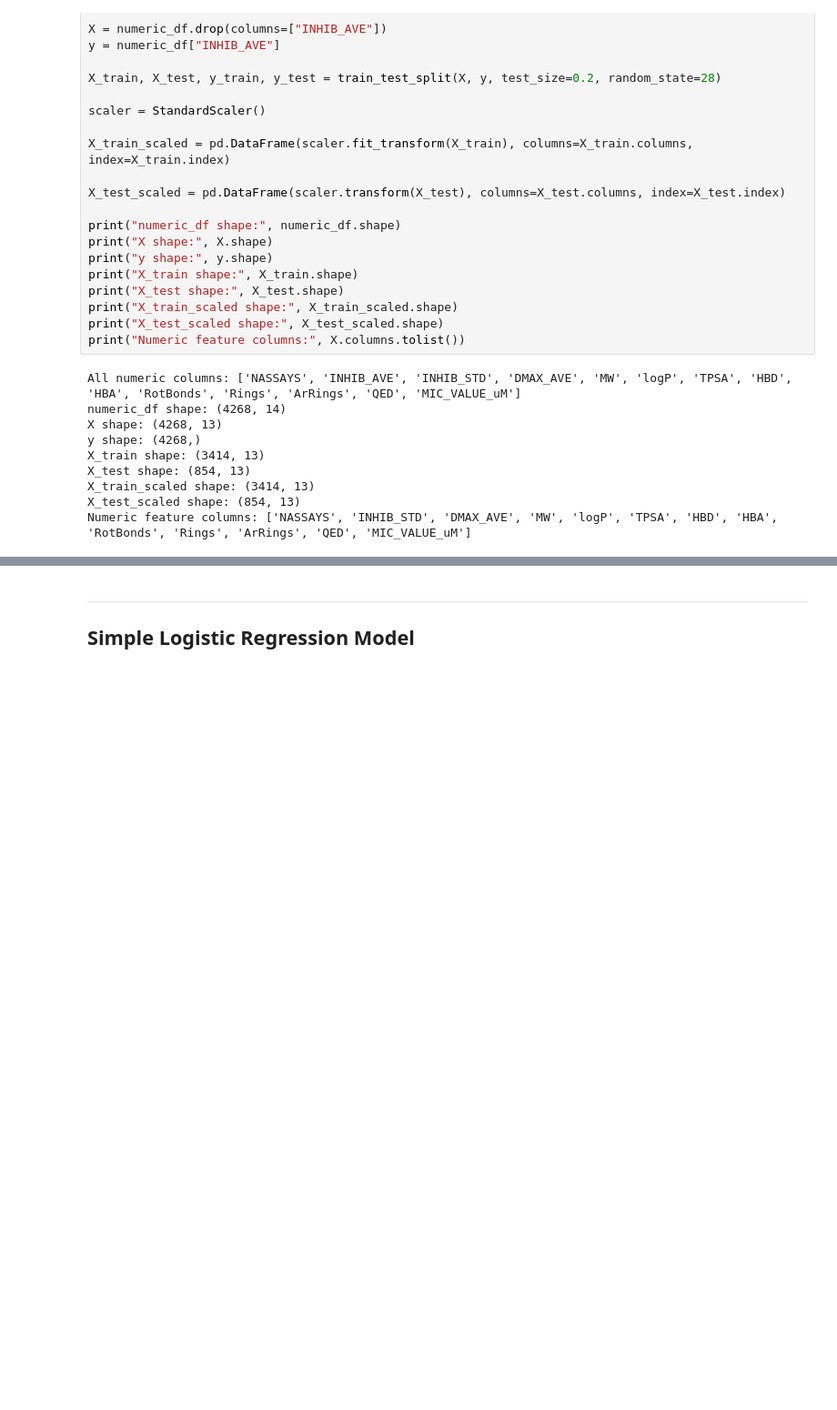
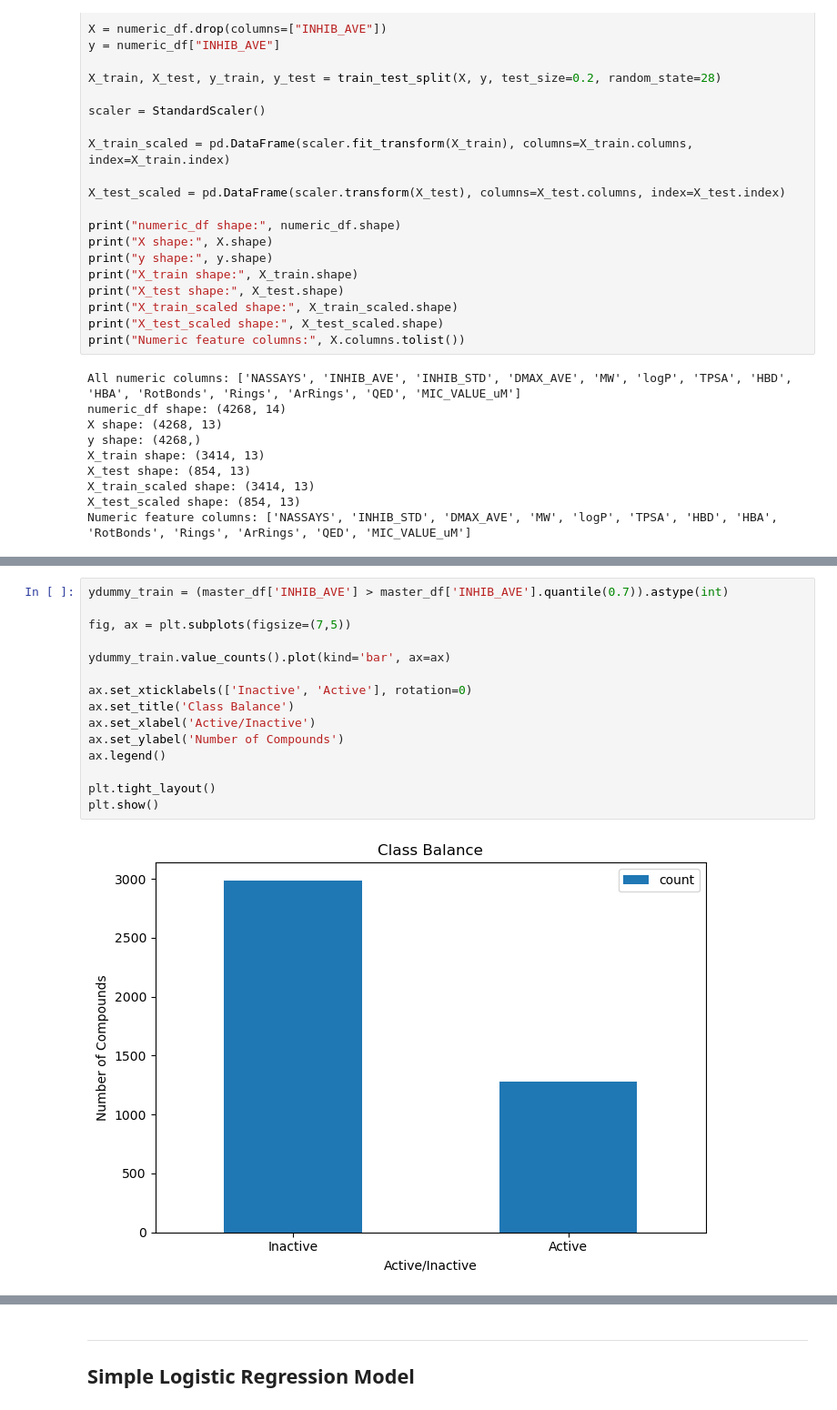
Before and after one commit to dw1229/chem277a-final-ecoli-inhibition-ml, a Jupyter notebook: ecoli_inhibition_ml.ipynb, the cells around one changed output, grey strips where cells are left out. Shown at 91% size. Cells and saved outputs as stored; diff of their text form; blank space fills up the shorter version.

```diff
--- a/ecoli_inhibition_ml.ipynb
+++ b/ecoli_inhibition_ml.ipynb
@@ -470,0 +491,17 @@ Numeric feature columns: ['NASSAYS', 'INHIB_STD', 'DMAX_AVE', 'MW', 'logP', 'TPS
+# %%
+ydummy_train = (master_df['INHIB_AVE'] > master_df['INHIB_AVE'].quantile(0.7)).astype(int)
+
+fig, ax = plt.subplots(figsize=(7,5))
+
+ydummy_train.value_counts().plot(kind='bar', ax=ax)
+
+ax.set_xticklabels(['Inactive', 'Active'], rotation=0)
+ax.set_title('Class Balance')
+ax.set_xlabel('Active/Inactive')
+ax.set_ylabel('Number of Compounds')
+ax.legend()
+
+plt.tight_layout()
+plt.show()
+# %% [output]
+[figure, added]
```
Also changed, not shown: parts of 11 cells of this notebook.
